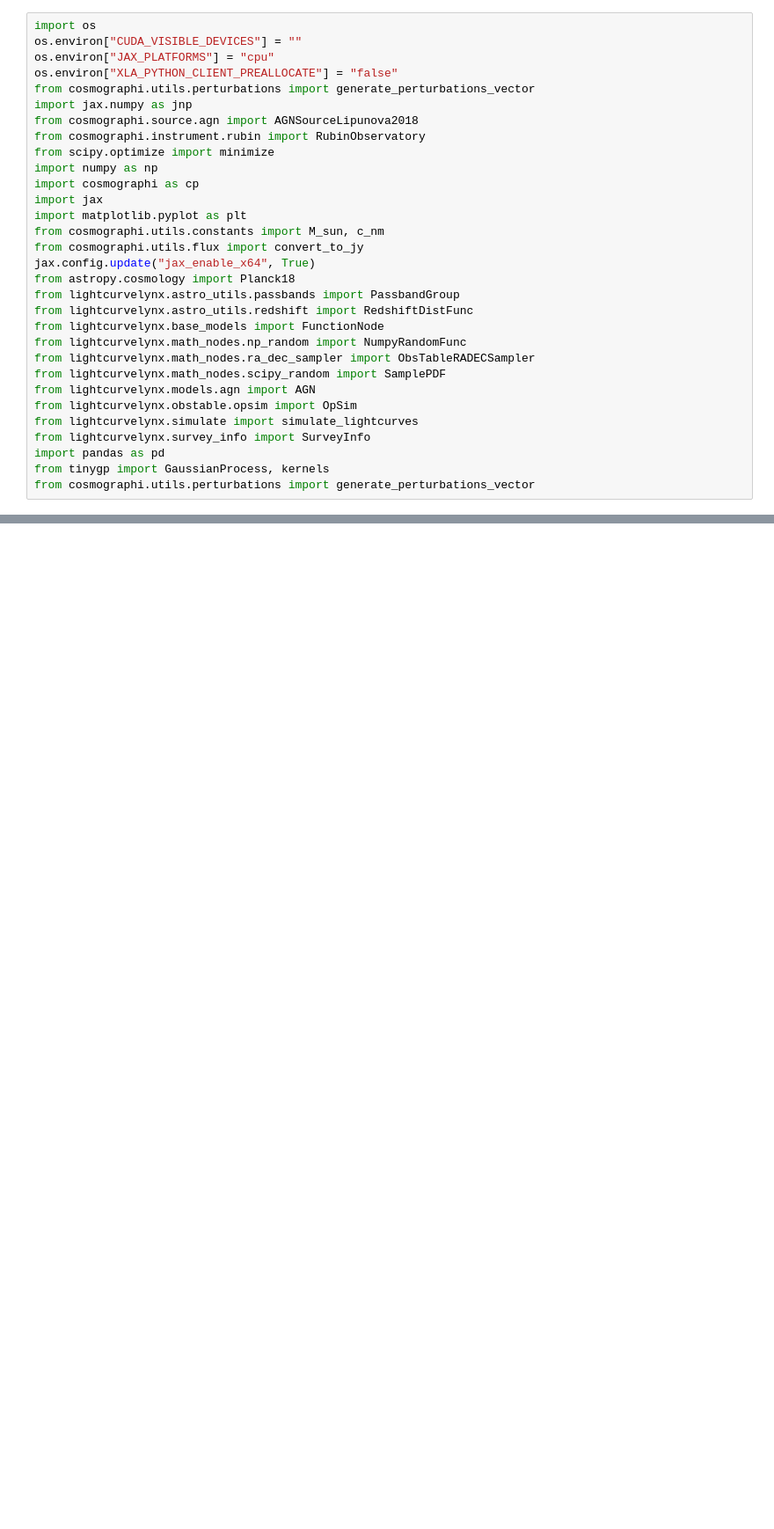
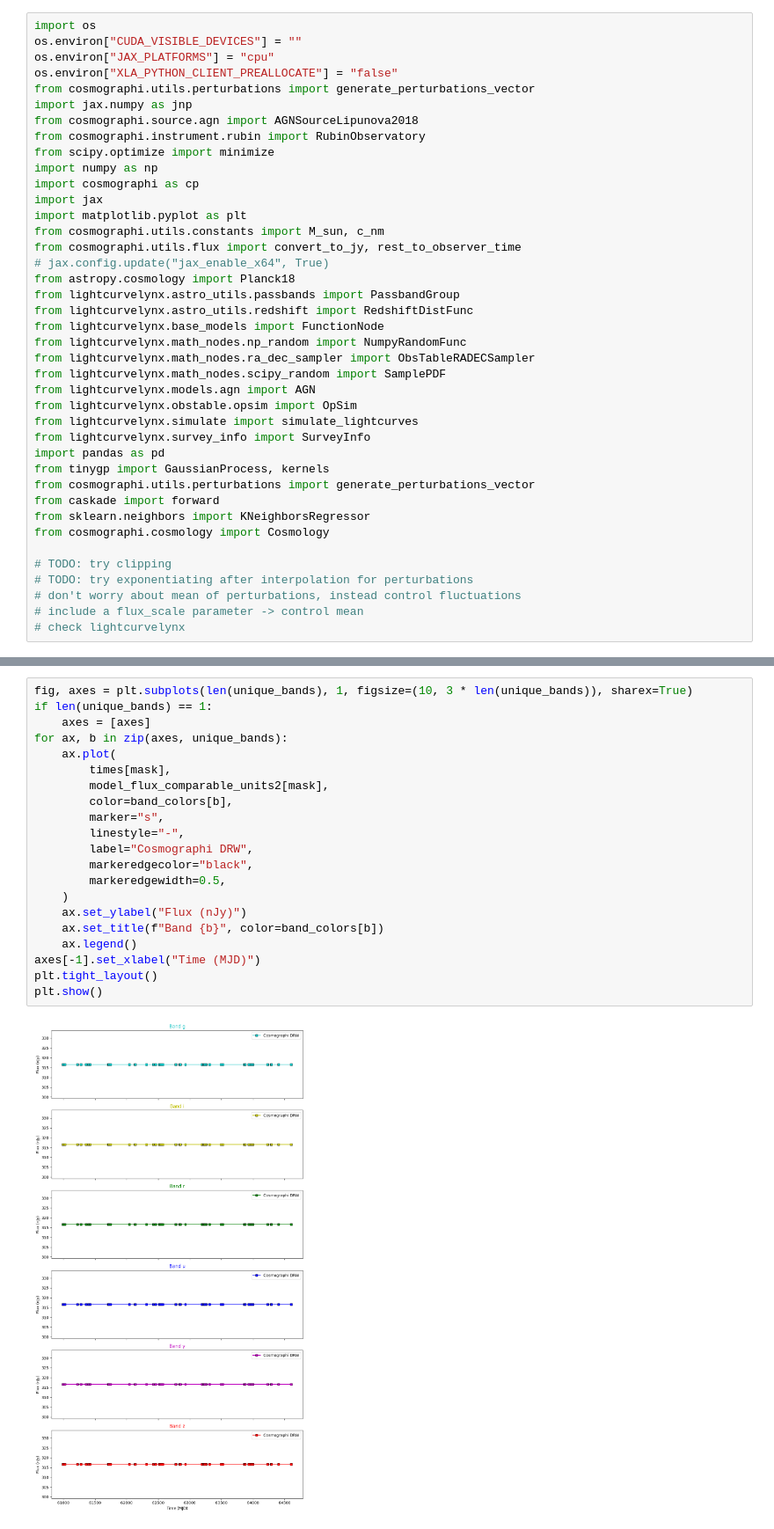
Before and after one commit to Zoe-Au/cosmographi, a Jupyter notebook: src/cosmographi/source/alpha_callibration_cleaner.ipynb, the cells around one changed output, grey strips where cells are left out. Shown at 88% size. Saved outputs shown, nothing was run; the diff lists cells and outputs as text; blank space fills up the shorter version.

```diff
--- a/src/cosmographi/source/alpha_callibration_cleaner.ipynb
+++ b/src/cosmographi/source/alpha_callibration_cleaner.ipynb
@@ -13,8 +13,8 @@ import cosmographi as cp
 import jax
 import matplotlib.pyplot as plt
 from cosmographi.utils.constants import M_sun, c_nm
-from cosmographi.utils.flux import convert_to_jy
-jax.config.update("jax_enable_x64", True)
+from cosmographi.utils.flux import convert_to_jy, rest_to_observer_time
+# jax.config.update("jax_enable_x64", True)
 from astropy.cosmology import Planck18
 from lightcurvelynx.astro_utils.passbands import PassbandGroup
 from lightcurvelynx.astro_utils.redshift import RedshiftDistFunc
@@ -29,3 +29,12 @@ from lightcurvelynx.survey_info import SurveyInfo
 import pandas as pd
 from tinygp import GaussianProcess, kernels
 from cosmographi.utils.perturbations import generate_perturbations_vector
+from caskade import forward
+from sklearn.neighbors import KNeighborsRegressor
+from cosmographi.cosmology import Cosmology
+
+# TODO: try clipping
+# TODO: try exponentiating after interpolation for perturbations
+# don't worry about mean of perturbations, instead control fluctuations
+# include a flux_scale parameter -> control mean
+# check lightcurvelynx
@@ -432,0 +752,23 @@ plt.show()
+# %%
+fig, axes = plt.subplots(len(unique_bands), 1, figsize=(10, 3 * len(unique_bands)), sharex=True)
+if len(unique_bands) == 1:
+    axes = [axes]
+for ax, b in zip(axes, unique_bands):
+    ax.plot(
+        times[mask],
+        model_flux_comparable_units2[mask],
+        color=band_colors[b],
+        marker="s",
+        linestyle="-",
+        label="Cosmographi DRW",
+        markeredgecolor="black",
+        markeredgewidth=0.5,
+    )
+    ax.set_ylabel("Flux (nJy)")
+    ax.set_title(f"Band {b}", color=band_colors[b])
+    ax.legend()
+axes[-1].set_xlabel("Time (MJD)")
+plt.tight_layout()
+plt.show()
+# %% [output]
+[figure, added]
```
Also changed, not shown: parts of 22 cells of this notebook.
